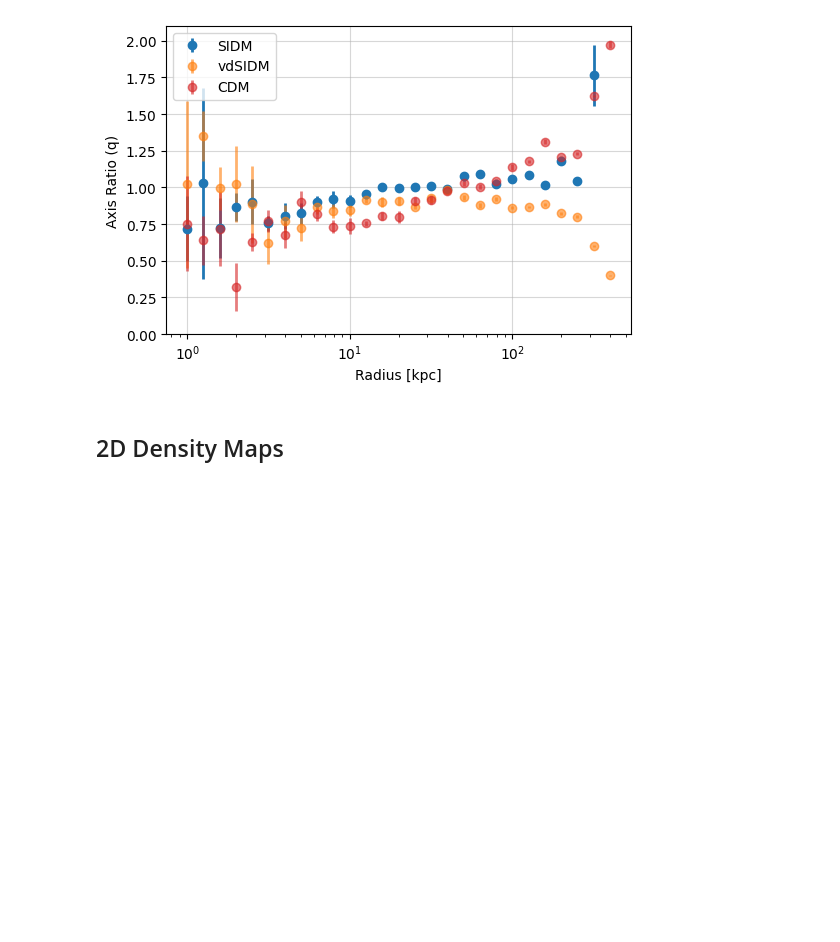
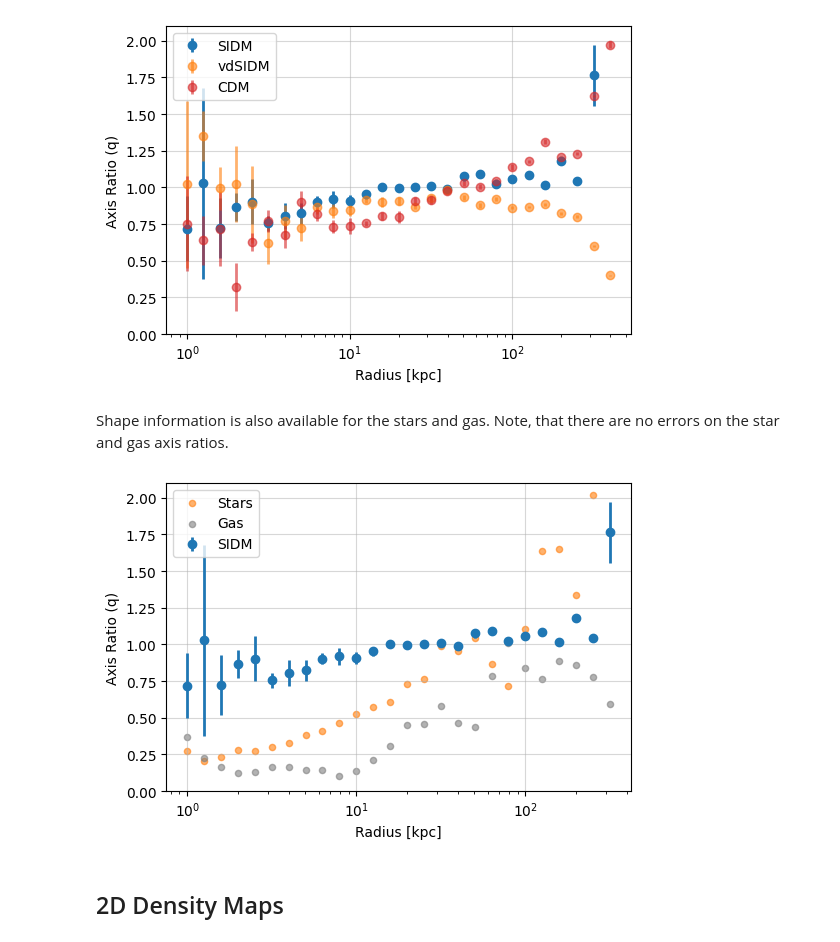
Before and after one commit to AdamSmithOrlik/nonspherical-sidm-jeans-model, a Jupyter notebook: examples/simulations.ipynb, the cells around one changed output. Cells and saved outputs as stored; diff of their text form; code cells hidden in the pictures; blank space fills up the shorter version.

```diff
--- a/examples/simulations.ipynb
+++ b/examples/simulations.ipynb
@@ -77,6 +195,27 @@ plt.grid(True, which='major', alpha=0.5, axis='both')
 plt.show()
 # %% [output]
 [figure]
+# %% [markdown]
+Shape information is also available for the stars and gas. Note, that there are no errors on the star and gas axis ratios.
+# %%
+# Load axis ratio dictionaries from the class methods
+q_dm_sidm = sidm.q_dm() # keys are 'r', 'q', 'error'
+q_stars_sidm = sidm.q_stars()
+q_gas_sidm = sidm.q_gas()
+
+plt.figure(figsize=(6,4))
+plt.errorbar(q_dm_sidm['r'], q_dm_sidm['q'], yerr=q_dm_sidm['error'], label='SIDM', c='C0', fmt='o', alpha=1.0, lw=2)
+plt.scatter(q_stars_sidm['r'], q_stars_sidm['q'], label='Stars', c='C1', alpha=0.6, s=20)
+plt.scatter(q_gas_sidm['r'], q_gas_sidm['q'], label='Gas', c='grey', alpha=0.6, s=20)
+plt.xlabel('Radius [kpc]')
+plt.ylabel('Axis Ratio (q)')
+plt.xscale('log')
+plt.ylim(0, 2.1)
+plt.legend()
+plt.grid(True, which='major', alpha=0.5, axis='both')
+plt.show()
+# %% [output]
+[figure, added]
 # %% [markdown]
 ## 2D Density Maps
 # %%
```
Also changed, not shown: parts of 20 cells of this notebook, 3 other files.
